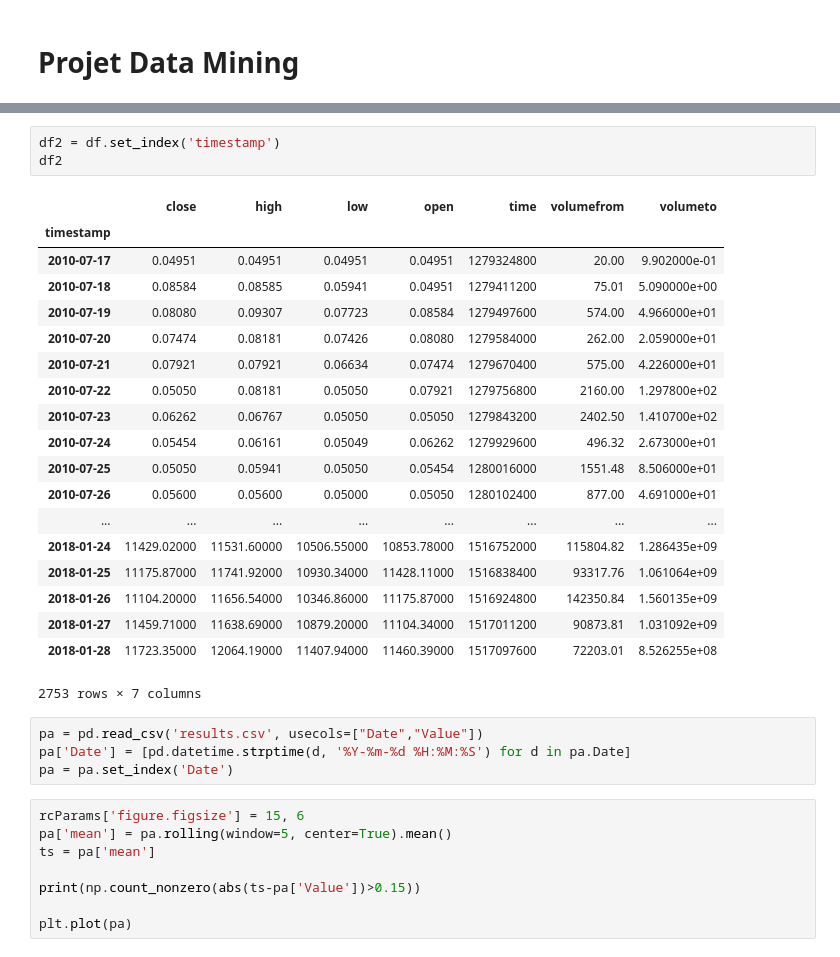
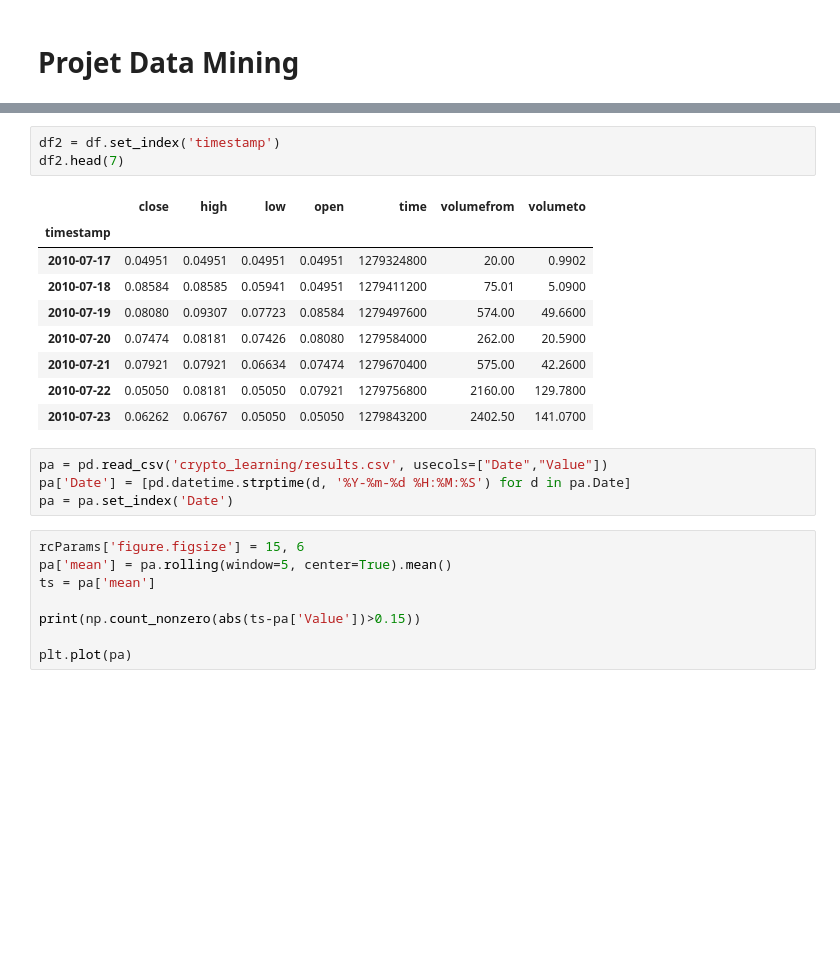
Before and after one commit to abdel-rahmen/crypto_learning, a Jupyter notebook: Projet DM.ipynb, the cells around one changed output, grey strips where cells are left out. Saved outputs shown, nothing was run; the diff lists cells and outputs as text; blank space fills up the shorter version.

```diff
--- a/Projet DM.ipynb
+++ b/Projet DM.ipynb
@@ -48,28 +61,18 @@ Max time = 2751 days 23:00:00
 # %%
 df2 = df.set_index('timestamp')
-df2
+df2.head(7)
 # %% [output]
 |  | close | high | low | open | time | volumefrom | volumeto |
 | timestamp |  |  |  |  |  |  |  |
-| 2010-07-17 | 0.04951 | 0.04951 | 0.04951 | 0.04951 | 1279324800 | 20.00 | 9.902000e-01 |
-| 2010-07-18 | 0.08584 | 0.08585 | 0.05941 | 0.04951 | 1279411200 | 75.01 | 5.090000e+00 |
-| 2010-07-19 | 0.08080 | 0.09307 | 0.07723 | 0.08584 | 1279497600 | 574.00 | 4.966000e+01 |
-| 2010-07-20 | 0.07474 | 0.08181 | 0.07426 | 0.08080 | 1279584000 | 262.00 | 2.059000e+01 |
-| 2010-07-21 | 0.07921 | 0.07921 | 0.06634 | 0.07474 | 1279670400 | 575.00 | 4.226000e+01 |
-| 2010-07-22 | 0.05050 | 0.08181 | 0.05050 | 0.07921 | 1279756800 | 2160.00 | 1.297800e+02 |
-| 2010-07-23 | 0.06262 | 0.06767 | 0.05050 | 0.05050 | 1279843200 | 2402.50 | 1.410700e+02 |
-| 2010-07-24 | 0.05454 | 0.06161 | 0.05049 | 0.06262 | 1279929600 | 496.32 | 2.673000e+01 |
-| 2010-07-25 | 0.05050 | 0.05941 | 0.05050 | 0.05454 | 1280016000 | 1551.48 | 8.506000e+01 |
-| 2010-07-26 | 0.05600 | 0.05600 | 0.05000 | 0.05050 | 1280102400 | 877.00 | 4.691000e+01 |
-| ... | ... | ... | ... | ... | ... | ... | ... |
-| 2018-01-24 | 11429.02000 | 11531.60000 | 10506.55000 | 10853.78000 | 1516752000 | 115804.82 | 1.286435e+09 |
-| 2018-01-25 | 11175.87000 | 11741.92000 | 10930.34000 | 11428.11000 | 1516838400 | 93317.76 | 1.061064e+09 |
-| 2018-01-26 | 11104.20000 | 11656.54000 | 10346.86000 | 11175.87000 | 1516924800 | 142350.84 | 1.560135e+09 |
-| 2018-01-27 | 11459.71000 | 11638.69000 | 10879.20000 | 11104.34000 | 1517011200 | 90873.81 | 1.031092e+09 |
-| 2018-01-28 | 11723.35000 | 12064.19000 | 11407.94000 | 11460.39000 | 1517097600 | 72203.01 | 8.526255e+08 |
+| 2010-07-17 | 0.04951 | 0.04951 | 0.04951 | 0.04951 | 1279324800 | 20.00 | 0.9902 |
+| 2010-07-18 | 0.08584 | 0.08585 | 0.05941 | 0.04951 | 1279411200 | 75.01 | 5.0900 |
+| 2010-07-19 | 0.08080 | 0.09307 | 0.07723 | 0.08584 | 1279497600 | 574.00 | 49.6600 |
+| 2010-07-20 | 0.07474 | 0.08181 | 0.07426 | 0.08080 | 1279584000 | 262.00 | 20.5900 |
+| 2010-07-21 | 0.07921 | 0.07921 | 0.06634 | 0.07474 | 1279670400 | 575.00 | 42.2600 |
+| 2010-07-22 | 0.05050 | 0.08181 | 0.05050 | 0.07921 | 1279756800 | 2160.00 | 129.7800 |
+| 2010-07-23 | 0.06262 | 0.06767 | 0.05050 | 0.05050 | 1279843200 | 2402.50 | 141.0700 |
-2753 rows × 7 columns
 # %%
-pa = pd.read_csv('results.csv', usecols=["Date","Value"])
+pa = pd.read_csv('crypto_learning/results.csv', usecols=["Date","Value"])
 pa['Date'] = [pd.datetime.strptime(d, '%Y-%m-%d %H:%M:%S') for d in pa.Date]
 pa = pa.set_index('Date')
 # %%
```
Also changed, not shown: parts of 5 cells of this notebook.
